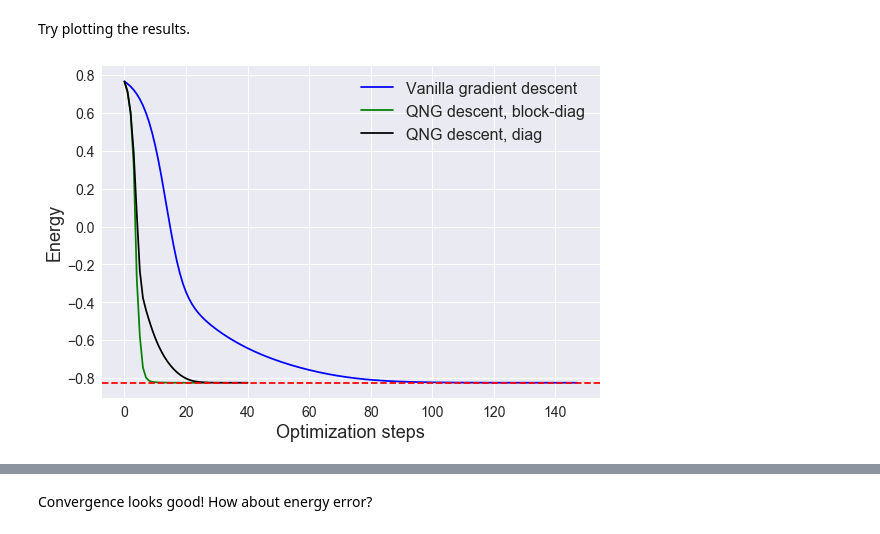
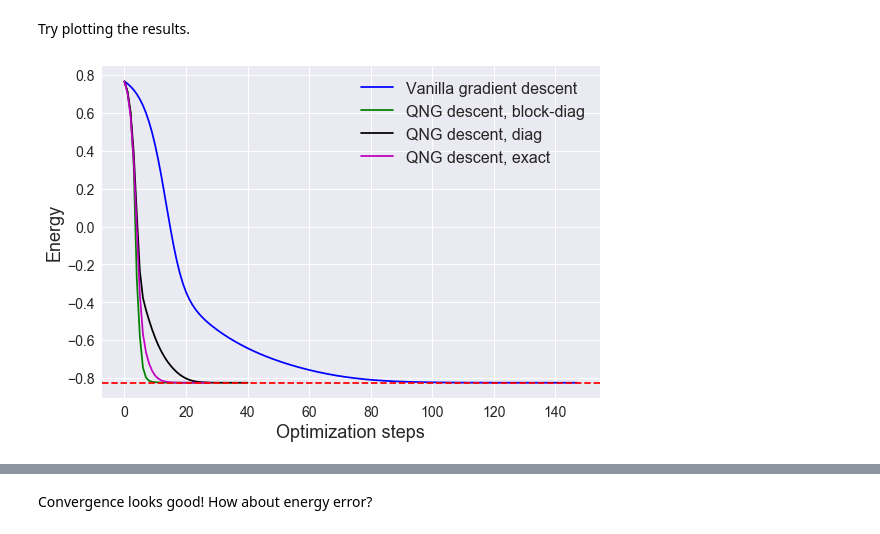
Before and after one commit to hsim13372/quantum_natural_gradient, a Jupyter notebook: h2_vqe_qng_hannah.ipynb, the cells around one changed output, grey strips where cells are left out. Drawn from its saved outputs; the diff is of its cells as text; code cells hidden in the pictures.

Commit message:
Add exact metric tensor.

```diff
--- a/h2_vqe_qng_hannah.ipynb
+++ b/h2_vqe_qng_hannah.ipynb
@@ -196,6 +201,7 @@ for n in range(max_iterations):
               ':.8f} Ha'.format(n, energy, conv))
 
     if conv <= conv_tol:
+        qngd_diag_nsteps = n
         break
 
     prev_energy = energy
@@ -205,6 +211,7 @@ print('Final convergence parameter = {:.8f} Ha'.format(conv))
 print('Final value of the ground-state energy = {:.8f} Ha'.format(energy))
 print()
 print('Final circuit parameters = \n', params)
+print('Number of iterations = ', qngd_diag_nsteps)
 # %% [output]
 Iteration = 0,  Energy = 0.71108726 Ha,  Convergence parameter = 0.05486387 Ha
 Iteration = 10,  Energy = -0.62669027 Ha,  Convergence parameter = 0.03838078 Ha
@@ -218,0 +227,7 @@ Final circuit parameters =
+# %%
+def compute_metric_tensor(p):
+    metric = np.array([[0.25, 0, 0.25*np.sin(p[1]), 0],
+                       [0, 0.25, 0, 0.25*np.cos(params[0])],
+                       [0.25*np.sin(p[1]), 0, 0.25, -0.25*np.cos(p[1])*np.sin(p[0])],
+                       [0, 0.25*np.cos(p[0]), -0.25*np.cos(p[1])*np.sin(p[0]), 0.25]])
+    return metric
@@ -218,0 +241,34 @@ Final circuit parameters =
+# %%
+params = initial_params
+prev_energy = energy_expval(params)
+qngd_energies_exact = [prev_energy]
+
+for n in range(max_iterations):
+
+    grad_cost = qml.grad(energy_expval, argnum=[0])
+    grad_at_point = [float(i) for i in grad_cost(params)[0]]
+
+    params = params - step_size * np.dot(np.linalg.pinv(compute_metric_tensor(params)),
+                                         grad_at_point)
+
+    energy = energy_expval(params)
+    qngd_energies_exact.append(energy)
+
+    conv = np.abs(energy - prev_energy)
+
+    if n % print_freq == 0:
+        print('Iteration = {:},  Energy = {:.8f} Ha,  Convergence parameter = {'
+              ':.8f} Ha'.format(n, energy, conv))
+
+    if conv <= conv_tol:
+        qngd_exact_nsteps = n
+        break
+
+    prev_energy = energy
+
+print()
+print('Final convergence parameter = {:.8f} Ha'.format(conv))
+print('Final value of the ground-state energy = {:.8f} Ha'.format(energy))
+print()
+print('Final circuit parameters = \n', params)
+print('Number of iterations = ', qngd_exact_nsteps)
@@ -223,19 +290,20 @@ exact_energy = -np.sqrt(4*alpha**2 + beta**2)
 # %%
 plt.style.use("seaborn")
 fig = plt.figure()
 plt.plot(gd_energies, "b", label="Vanilla gradient descent")
 plt.plot(qngd_energies_block_diag, "g", label="QNG descent, block-diag")
 plt.plot(qngd_energies_diag, "k", label="QNG descent, diag")
+plt.plot(qngd_energies_exact, "m", label="QNG descent, exact")
 
 plt.axhline(y=exact_energy, color='r', linestyle='--')
 
 plt.xticks(fontsize=14)
 plt.yticks(fontsize=14)
 
 plt.ylabel("Energy", fontsize=18)
 plt.xlabel("Optimization steps", fontsize=18)
 plt.legend(fontsize=16)
 
 plt.tight_layout()
 # %% [output]
-[figure, old version]
+[figure, new version]
```
Also changed, not shown: parts of 9 cells of this notebook.
